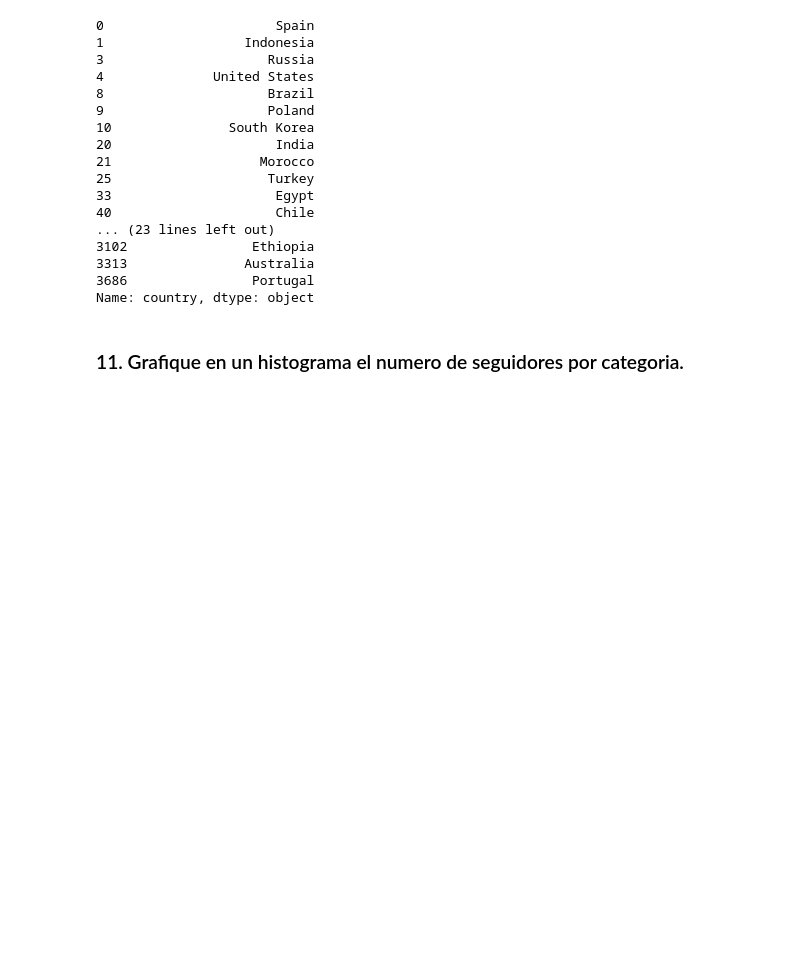
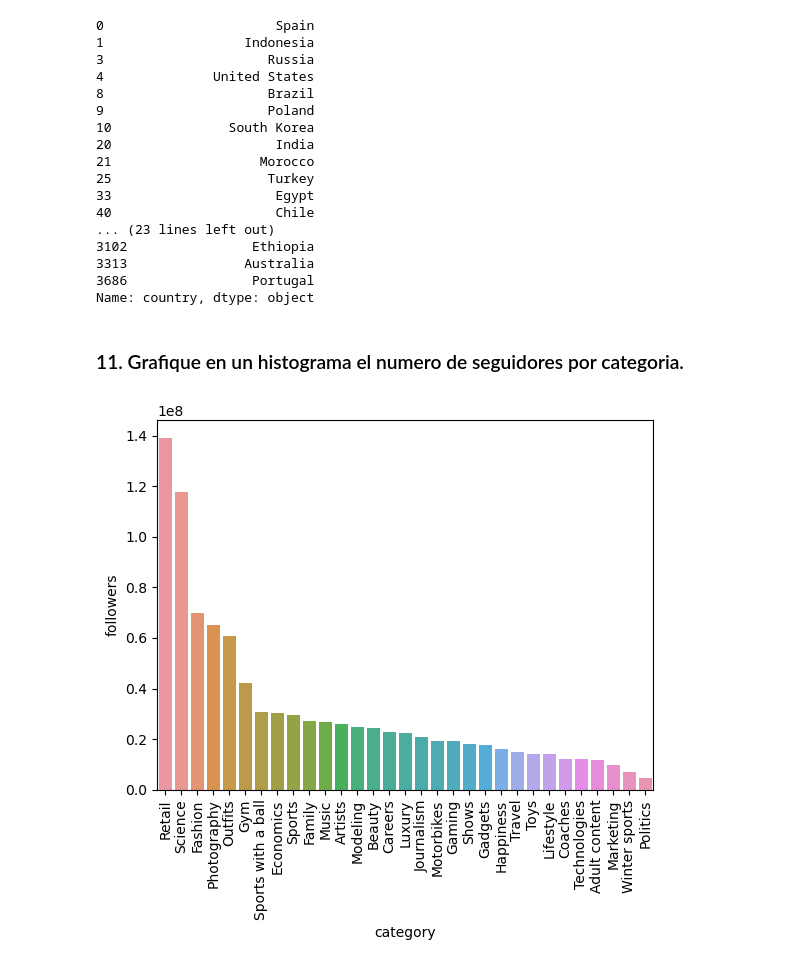
Before and after one commit to MarioChvx/ciencia_de_datos_PAMBAZO, a Jupyter notebook: proyectos/unidad2/regex/instagram.ipynb, the cells around one changed output. Cells and saved outputs as stored; diff of their text form; code cells hidden in the pictures; blank space fills up the shorter version.

```diff
--- a/proyectos/unidad2/regex/instagram.ipynb
+++ b/proyectos/unidad2/regex/instagram.ipynb
@@ -365,0 +351,40 @@ Name: country, dtype: object
+# %%
+ig_last = (
+    ig_months
+    .groupby(['username'])
+    .last()
+    .reset_index()
+)
+
+ig_cat_foll = (
+    ig_categories.reset_index(name='category')
+    .merge(ig_last, how='cross')
+    .rename(columns={'0': 'category'})
+)
+# %%
+def index_cat(data: pd.DataFrame) -> pd.Series:
+    categories = data.category.to_list()
+    cat1 = data.category1.to_list()
+    cat2 = data.category2.to_list()
+    res = list()
+    for i, cat in enumerate(categories):
+        res.append(cat in str(cat1[i]) or cat in str(cat2[i]))
+    return pd.Series(res)
+# %%
+ig_cat_foll = (
+    ig_cat_foll[index_cat(ig_cat_foll)]
+    [['category', 'followers']]
+    .groupby('category').mean()
+    .reset_index()
+    .sort_values('followers', ascending=False)
+)
+# %%
+sns.barplot(
+    data=ig_cat_foll,
+    x='category',
+    y='followers'
+)
+plt.xticks(rotation='vertical')
+plt.show()
+# %% [output]
+[figure, added]
```
Also changed, not shown: parts of 2 cells of this notebook.
